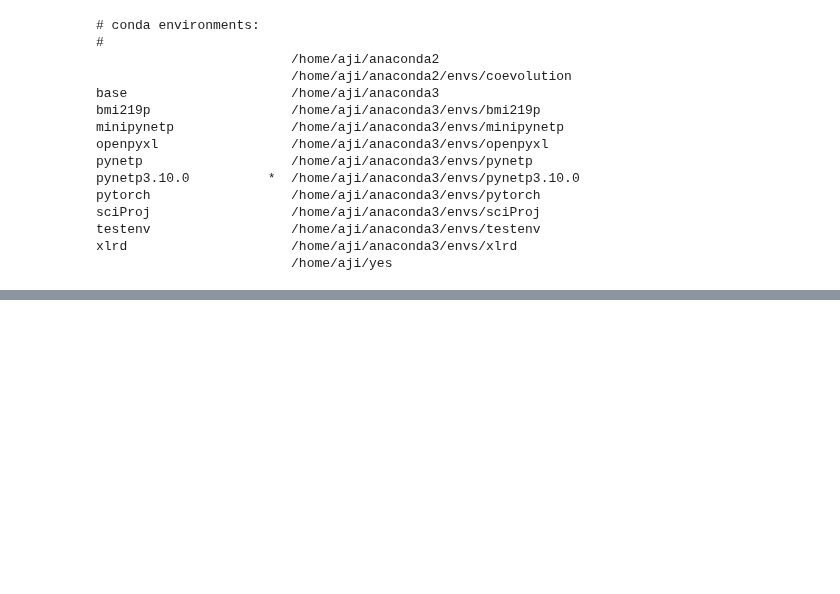
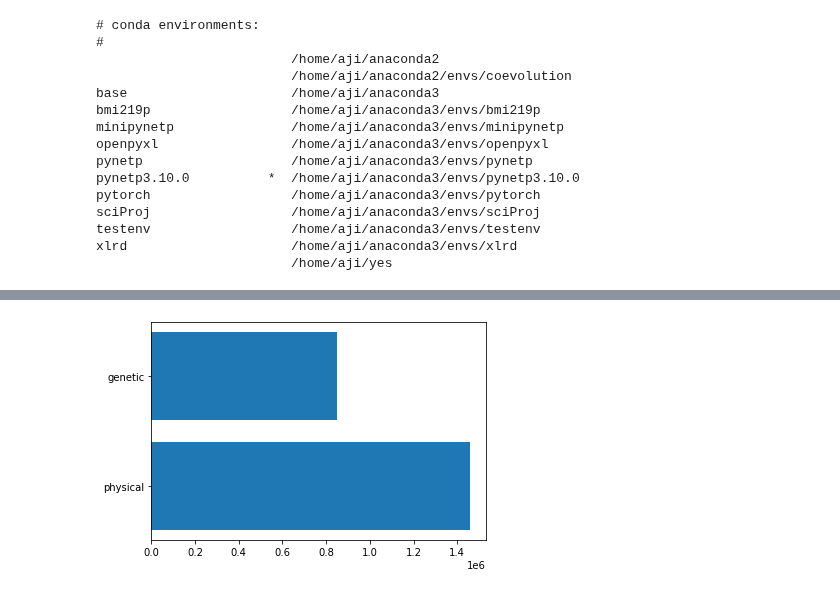
Before and after one commit to ajipalar/pynet, a Jupyter notebook: devel/PlotBioGridStats.ipynb, the cells around one changed output, grey strips where cells are left out. Drawn from its saved outputs; the diff is of its cells as text; code cells hidden in the pictures; blank space fills up the shorter version.

```diff
--- a/devel/PlotBioGridStats.ipynb
+++ b/devel/PlotBioGridStats.ipynb
@@ -45,9 +45,10 @@ def drop_columns(biogrid_df: DataFrame):
                'Official Symbol Interactor A',
                'Official Symbol Interactor B',
                'Synonyms Interactor A',
-               'Synonyms Interactor A',
+               'Synonyms Interactor B',
                'Modification',
                'Throughput',
+               'Score',
                'Qualifications',
                'Tags',
                'Source Database',
@@ -67,11 +68,43 @@ def drop_columns(biogrid_df: DataFrame):
     d = biogrid_df.drop(columns=to_drop, inplace=False)
     return d
 
+def filter_missing_entrez_interactors(d):
+    d = d[d['Entrez Gene Interactor A'] != "-"]
+    d = d[d['Entrez Gene Interactor B'] != "-"]
+    return d
+
+def get_frequency(col):
+    freq_dict = {}
+    for label in col:
+        if label not in freq_dict:
+            freq_dict[label]=0
+        else:
+            freq_dict[label] += 1
+    return freq_dict
+
+
 def prepare_biogrid():
     d = load_biogrid_v4_4()
     d = drop_columns(d)
+    d = filter_missing_entrez_interactors(d)
+    return d
 
-d = prepare_biogrid()
+
+
+def plot_col(d, colname, titlename=None, topn=12):
+
+    freq_dict = get_frequency(d[colname])
+    freq_dict = dict(sorted(freq_dict.items(), key= lambda x: x[1], reverse=True))
+
+    vals = list(freq_dict.values())[0:topn]
+    keys = list(freq_dict.keys())[0:topn]
+
+    #color = np.arange(len(keys))
+    plt.barh(keys, vals)
+    if titlename:
+        plt.title(titlename)
+    #plt.legend(keys)
+    plt.show()
 # %%
-d = load_biogrid_v4_4()
+d = prepare_biogrid()
 # %%
@@ -78,0 +128,4 @@ for col in d: print(col, sum(d[]))
+# %%
+plot_col(d,'Experimental System Type' )
+# %% [output]
+[figure, added]
```
Also changed, not shown: parts of 5 cells of this notebook.
